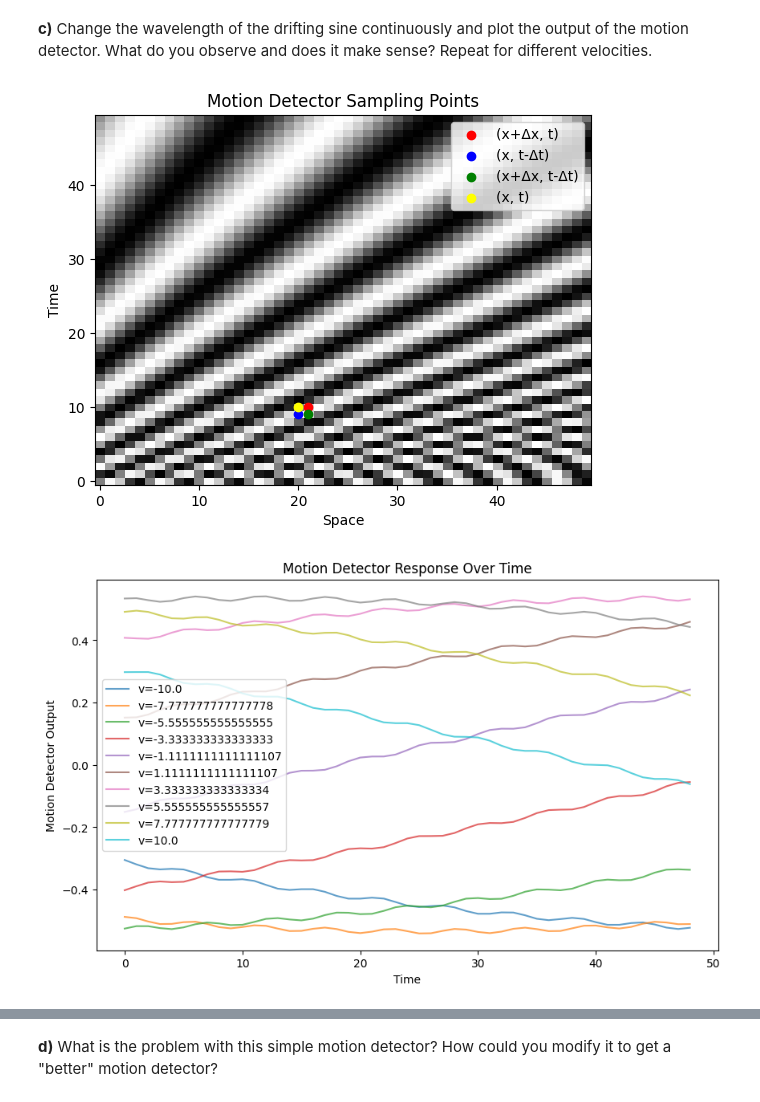
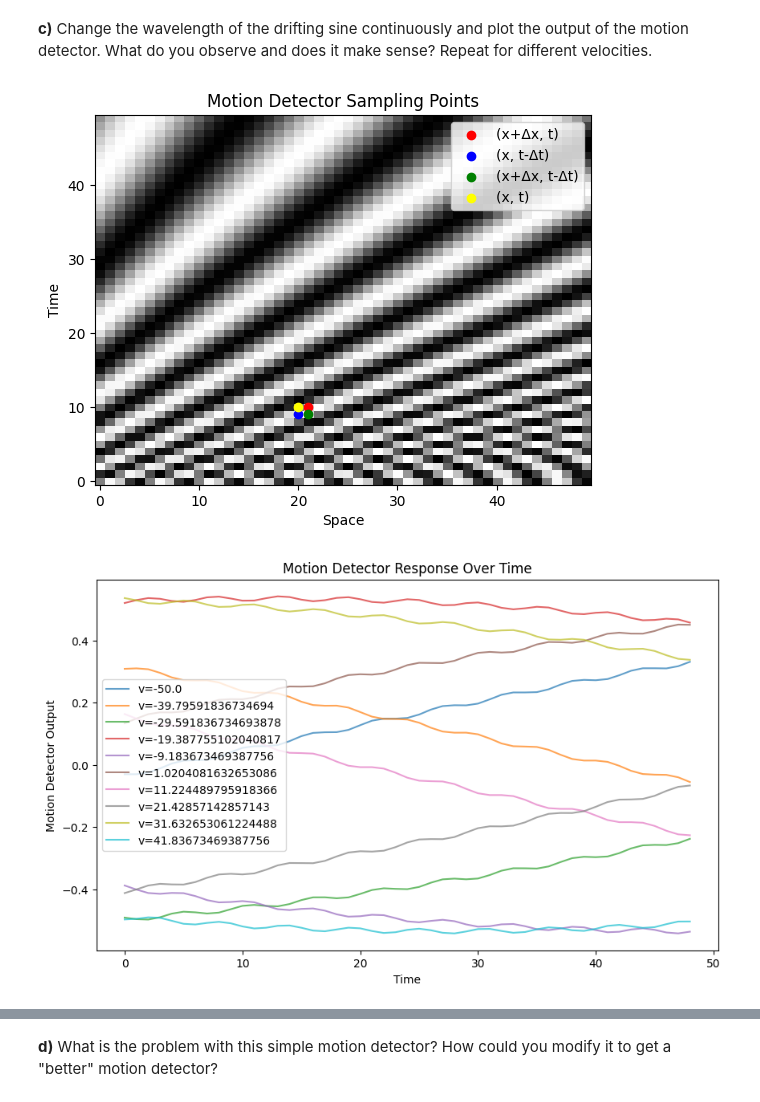
Before and after one commit to AtharvSuryawanshi/WP-5-Neural-Code, a Jupyter notebook: Exercises/Exercise_05.ipynb, the cells around one changed output, grey strips where cells are left out. Drawn from its saved outputs; the diff is of its cells as text; code cells hidden in the pictures.

```diff
--- a/Exercises/Exercise_05.ipynb
+++ b/Exercises/Exercise_05.ipynb
@@ -99,13 +99,14 @@ plt.ylabel('Time')
 plt.show()
 
 plt.figure(figsize=(10, 6))
-for v in velocities:
+for i, v in enumerate(velocities):
     responses = []
     stimulus_matrix = stimulus(5, v, 50, 50, 0.1)
 
     motion_values = [motion(t, stimulus_matrix, x, del_x, del_t) for t in range(1, 50)]
     velocity_detected.append(np.mean(motion_values))
-    plt.plot(motion_values, label=f'v={v}', alpha=0.7)
+    if i % 5 == 0:
+        plt.plot(motion_values, label=f'v={v}', alpha=0.7)
 plt.xlabel('Time')
 plt.ylabel('Motion Detector Output')
 plt.title('Motion Detector Response Over Time')
@@ -179,7 +180,7 @@ def stimulus_change(lambda_x_i, lambda_x_f, v_x, N_x, N_t, dt):
 # plt.show()
 
 
-velocities = np.linspace(-10, 10, 10)
+velocities = np.linspace(-50, 50, 50)
 velocity_detected = []
 
 x = 20
@@ -192,34 +193,34 @@ plt.imshow(stimulus_change(5, 20, 2, 50, 50, 0.1), aspect='auto', cmap='gray', o
 plt.scatter(x + del_x, t, color='red', label='(x+Δx, t)')
 plt.scatter(x, t - del_t, color='blue', label='(x, t-Δt)')
 plt.scatter(x + del_x, t - del_t, color='green', label='(x+Δx, t-Δt)')
 plt.scatter(x, t, color='yellow', label='(x, t)')
 plt.legend()
 plt.title('Motion Detector Sampling Points')
 plt.xlabel('Space')
 plt.ylabel('Time')
 plt.show()
 
 plt.figure(figsize=(10, 6))
-for v in velocities:
+for i, v in enumerate(velocities):
     responses = []
     stimulus_matrix = stimulus_change(5, 20, v, 50, 50, 0.1)
-
     motion_values = [motion(t, stimulus_matrix, x, del_x, del_t) for t in range(1, 50)]
     velocity_detected.append(np.mean(motion_values))
-    plt.plot(motion_values, label=f'v={v}', alpha=0.7)
+    if i % 5 == 0:
+        plt.plot(motion_values, label=f'v={v}', alpha=0.7)
 plt.xlabel('Time')
 plt.ylabel('Motion Detector Output')
 plt.title('Motion Detector Response Over Time')
 plt.legend()
 plt.show()
 plt.figure(figsize=(8, 5))
 plt.plot(velocities, velocity_detected, marker='o', color='k', label='Detected Velocity')
 # plt.plot(velocities, np.array(velocity_detected), marker = 'o', color='r', label='Absolute Velocity Reference')
 plt.xlabel('Stimulus Velocity')
 plt.ylabel('Average Motion Detector Output')
 plt.title('Motion Detector Output vs Stimulus Velocity')
 plt.legend()
 plt.show()
 # %% [output]
 [figure]
-[figure, old version]
+[figure, new version]
```
Also changed, not shown: parts of 3 cells of this notebook.
